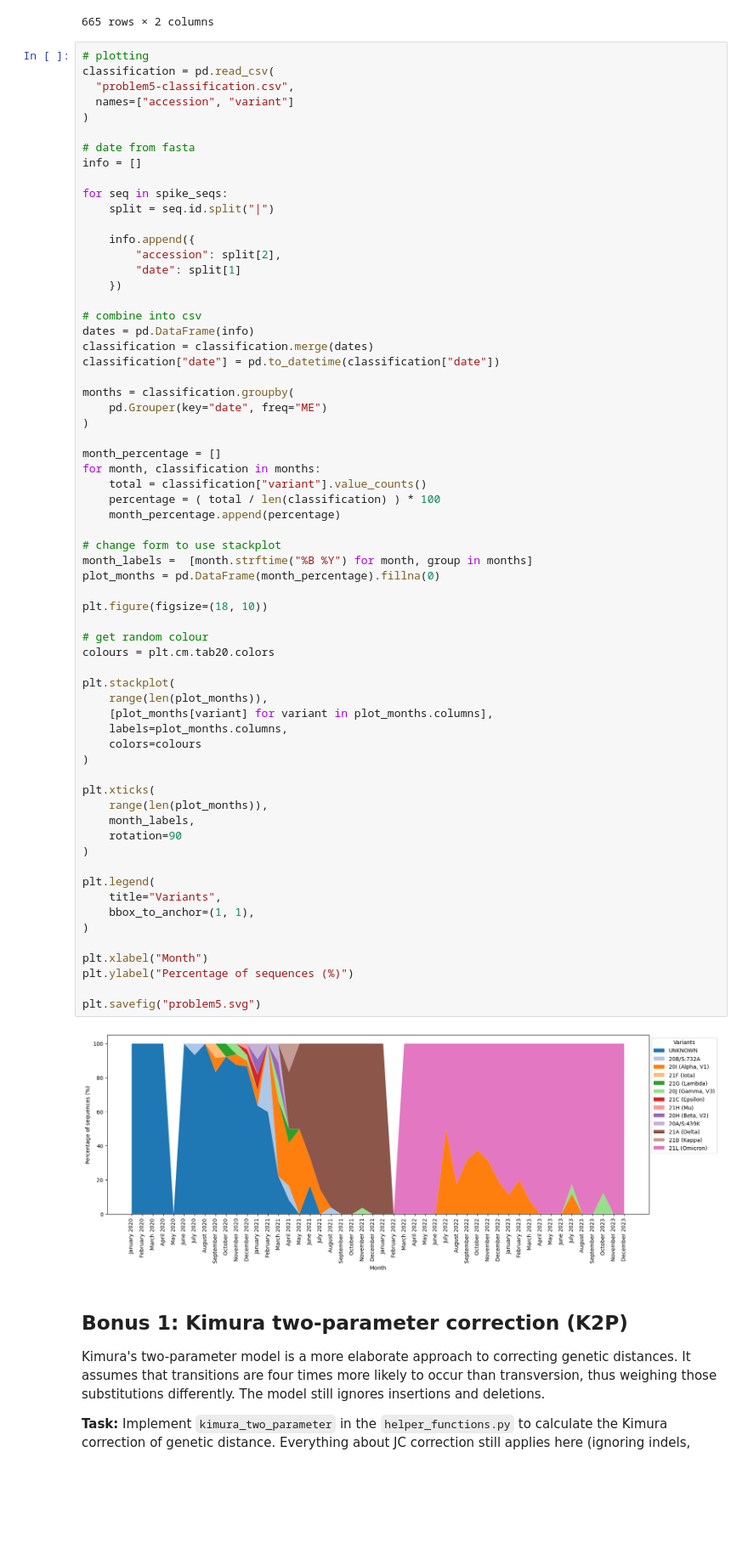
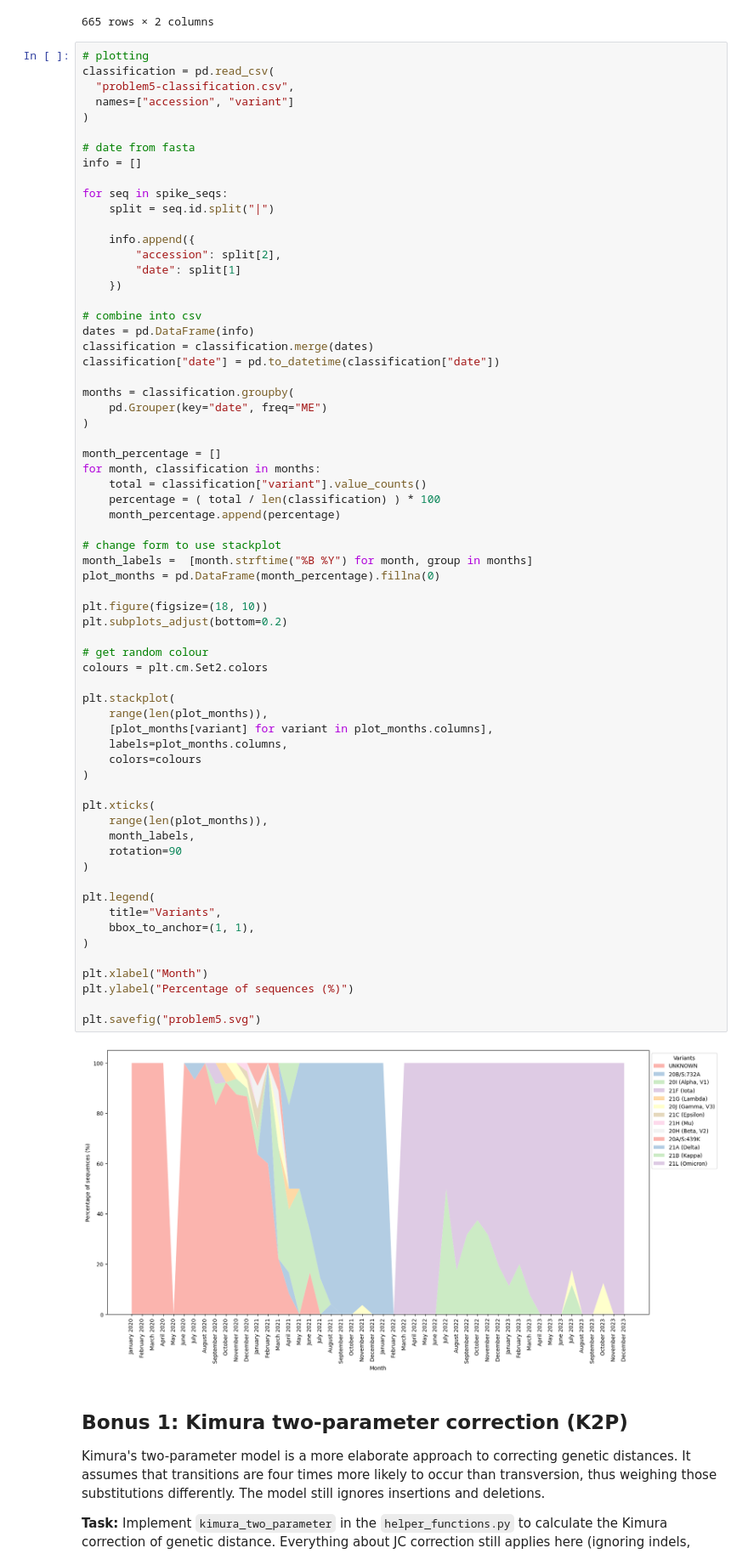
Before and after one commit to aewr-ey/assign_viral_evo, a Jupyter notebook: viral_evo_workbook.ipynb, the cells around one changed output. Shown at 85% size. Saved outputs shown, nothing was run; the diff lists cells and outputs as text; blank space fills up the shorter version.

Commit message:
fix colours and axis space for figure p5

```diff
--- a/viral_evo_workbook.ipynb
+++ b/viral_evo_workbook.ipynb
@@ -649,35 +649,36 @@ for month, classification in months:
 month_labels =  [month.strftime("%B %Y") for month, group in months]
 plot_months = pd.DataFrame(month_percentage).fillna(0)
 
 plt.figure(figsize=(18, 10))
+plt.subplots_adjust(bottom=0.2)
 
 # get random colour
-colours = plt.cm.tab20.colors
+colours = plt.cm.Set2.colors
 
 plt.stackplot(
     range(len(plot_months)),
     [plot_months[variant] for variant in plot_months.columns],
     labels=plot_months.columns,
     colors=colours
 )
 
 plt.xticks(
     range(len(plot_months)),
     month_labels,
     rotation=90
 )
 
 plt.legend(
     title="Variants",
     bbox_to_anchor=(1, 1),
 )
 
 plt.xlabel("Month")
 plt.ylabel("Percentage of sequences (%)")
 
 plt.savefig("problem5.svg")
 # %% [output]
-[figure, old version]
+[figure, new version]
 # %% [markdown]
 ## Bonus 1: Kimura two-parameter correction (K2P)
 
```
Also changed, not shown: 1 other file.
